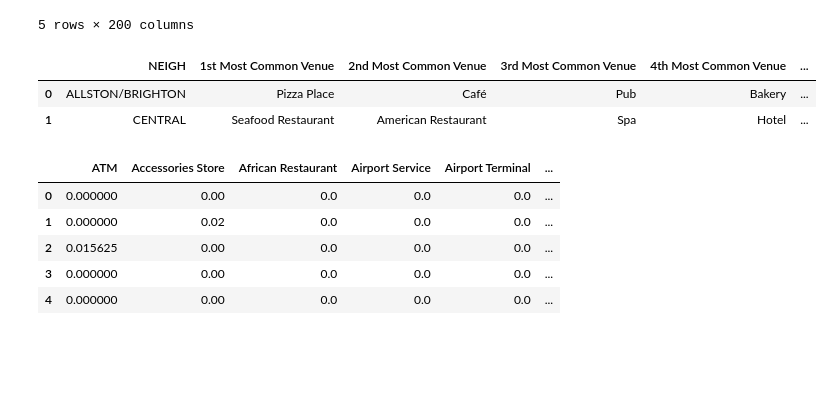
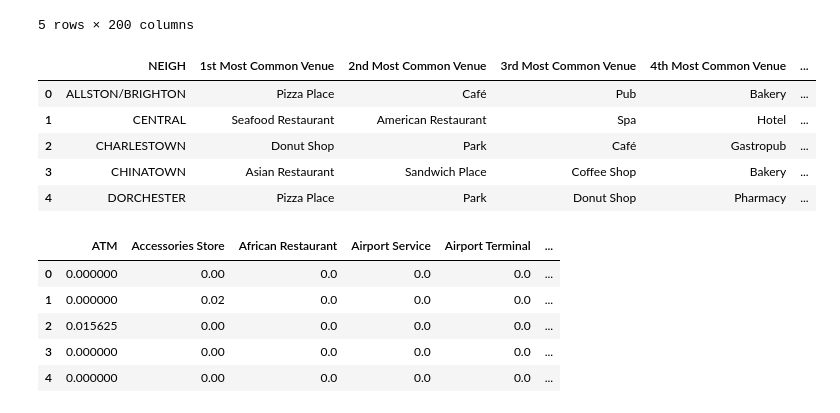
Before and after one commit to AnnVGat/coursera, a Jupyter notebook: Battle of Boston neighborouhoods.ipynb, the cells around one changed output. Drawn from its saved outputs; the diff is of its cells as text; code cells hidden in the pictures; blank space fills up the shorter version.

```diff
--- a/Battle of Boston neighborouhoods.ipynb
+++ b/Battle of Boston neighborouhoods.ipynb
@@ -362,13 +358,3 @@ df_lib.reset_index(inplace = True)
-# %%
-lat = list(df_lib.Latitude)
-long = list(df_lib.Longitude)
-labels = list(df_lib.NEIGH)
-
-for ltt, lng, lab in zip(lat, long, labels):
-    folium.Marker([ltt, lng],
-                  popup = lab).add_to(map_boston)
-
-map_boston
 # %% [markdown]
 # Part IV: Clusters processing:
 # %% [markdown]
@@ -528,29 +514,32 @@ def return_most_common_venues(row, num_top_venues):
 # %%
 num_top_venues = 10
 
 
 indicators = ['st', 'nd', 'rd']
 
 # create columns according to number of top venues
 columns = ['NEIGH']
 for ind in np.arange(num_top_venues):
     try:
         columns.append('{}{} Most Common Venue'.format(ind+1, indicators[ind]))
     except:
         columns.append('{}th Most Common Venue'.format(ind+1))
 
 # create a new dataframe
 neighborhoods_venues_sorted = pd.DataFrame(columns=columns)
 neighborhoods_venues_sorted['NEIGH'] = bos_grouped['NEIGH']
 
 for ind in np.arange(bos_grouped.shape[0]):
     neighborhoods_venues_sorted.iloc[ind, 1:] = return_most_common_venues(bos_grouped.iloc[ind, :], num_top_venues)
 
-neighborhoods_venues_sorted.head(2)
+neighborhoods_venues_sorted.head()
 # %% [output]
 |  | NEIGH | 1st Most Common Venue | 2nd Most Common Venue | 3rd Most Common Venue | 4th Most Common Venue | ... |
 | 0 | ALLSTON/BRIGHTON | Pizza Place | Café | Pub | Bakery | ... |
 | 1 | CENTRAL | Seafood Restaurant | American Restaurant | Spa | Hotel | ... |
+| 2 | CHARLESTOWN | Donut Shop | Park | Café | Gastropub | ... |
+| 3 | CHINATOWN | Asian Restaurant | Sandwich Place | Coffee Shop | Bakery | ... |
+| 4 | DORCHESTER | Pizza Place | Park | Donut Shop | Pharmacy | ... |
 # %%
 bos_grouped_clustering = bos_grouped.drop('NEIGH', 1)
 # %%
```
Also changed, not shown: parts of 13 cells of this notebook.
